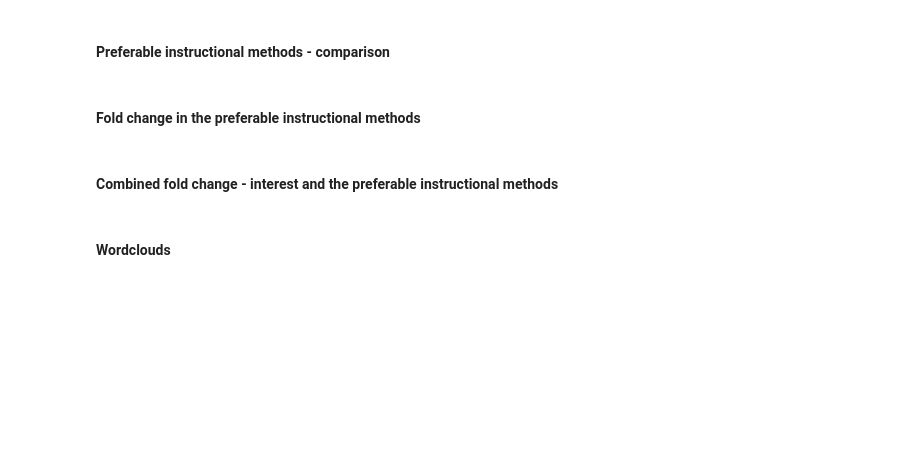
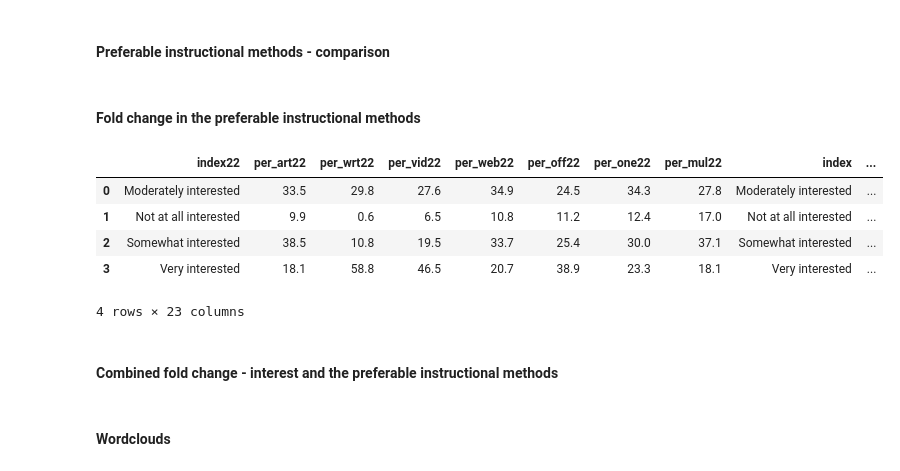
Before and after one commit to COBA-NIH/2023_ImageAnalysisSurvey, a Jupyter notebook: Biomage analysis survey_comparison with 2020.ipynb, the cells around one changed output. Drawn from its saved outputs; the diff is of its cells as text; code cells hidden in the pictures; blank space fills up the shorter version.

```diff
--- a/Biomage analysis survey_comparison with 2020.ipynb
+++ b/Biomage analysis survey_comparison with 2020.ipynb
@@ -658,39 +659,38 @@ fold_df_20 = pre_tut_20.drop(pre_tut_20.columns[[1, 2,3,4,5,6,7]], axis=1)
 fold_df_22 = mtds.drop(mtds.columns[[1,2,3,4,5,6,7]], axis=1)
 
 
 fold_df_20 = fold_df_20.sort_values(by='index').reset_index(drop=True)
 fold_df_22.columns = [(i+'22') for i in fold_df_22.columns]
 fold_df_22 = fold_df_22.sort_values(by='index22').reset_index(drop=True)
 
 fold_df_22_20 = pd.concat([fold_df_22, fold_df_20], axis=1)
 fold_df_22_20
 #Calculating the fold change
 for i in range(1,8):
     col_name=fold_df_22_20.columns[i]
     fold_df_22_20[col_name+'fold']=(fold_df_22_20.iloc[:, i]-fold_df_22_20.iloc[:, i+8])/fold_df_22_20.iloc[:, i+8]
     fold_df_22_20[col_name+'fold']  = fold_df_22_20[col_name+'fold'].round(decimals=2)
 
 fold_df_22_20
 fold_df_22_20_sub_1 = fold_df_22_20.iloc[:, 0]
 fold_df_22_20_sub_2 = fold_df_22_20.iloc[:, 16:]
 fold_df_22_20_sub = pd.concat([fold_df_22_20_sub_1, fold_df_22_20_sub_2], axis=1)
 fold_df_22_20_sub = fold_df_22_20_sub.set_index('index22').transpose()
 fold_df_22_20_sub = fold_df_22_20_sub.reset_index()
 
 #Changing the column names
 fold_df_22_20_sub = fold_df_22_20_sub.replace('per_art22fold', 'Best practices articles')
 fold_df_22_20_sub = fold_df_22_20_sub.replace('per_wrt22fold', 'Written tutorials')
 fold_df_22_20_sub = fold_df_22_20_sub.replace('per_vid22fold', 'Video tutorials')
 fold_df_22_20_sub = fold_df_22_20_sub.replace('per_web22fold', 'Interactive webinar')
 fold_df_22_20_sub = fold_df_22_20_sub.replace('per_off22fold', 'Office hours')
 fold_df_22_20_sub = fold_df_22_20_sub.replace('per_one22fold', 'In-person seminar/ One day workshop')
 fold_df_22_20_sub = fold_df_22_20_sub.replace('per_mul22fold', 'Multiday workshop')
-#plotting fold change
-fold_bar = go.Figure()
-
-fold_bar.add_trace(go.Bar(name='Very interested',x=fold_df_22_20_sub['index'], y=fold_df_22_20_sub['Very interested'], marker_color='royalblue'))
-fold_bar.add_trace(go.Bar(name='Moderately interested',x=fold_df_22_20_sub['index'], y=fold_df_22_20_sub['Moderately interested'], marker_color='dodgerblue'))
-fold_bar.add_trace(go.Bar(name='Somewhat interested',x=fold_df_22_20_sub['index'], y=fold_df_22_20_sub['Somewhat interested'], marker_color='cornflowerblue'))
-fold_bar.add_trace(go.Bar(name='Not at all interested',x=fold_df_22_20_sub['index'], y=fold_df_22_20_sub['Not at all interested'], marker_color='skyblue'))
-fold_bar.update_layout(barmode='group',title='Fold change in the preferable instructional <br>methods with respect to 2020 data', width=700, height=500, font=dict(family='Helvetica', color="Black", size=14), legend=dict(title_font_family = 'Helvetica', font=dict(size=16, color="Black")))
-fold_bar.update_yaxes(title='Fold change')
+fold_df_22_20
+# %% [output]
+|  | index22 | per_art22 | per_wrt22 | per_vid22 | per_web22 | per_off22 | per_one22 | per_mul22 | index | ... |
+| 0 | Moderately interested | 33.5 | 29.8 | 27.6 | 34.9 | 24.5 | 34.3 | 27.8 | Moderately interested | ... |
+| 1 | Not at all interested | 9.9 | 0.6 | 6.5 | 10.8 | 11.2 | 12.4 | 17.0 | Not at all interested | ... |
+| 2 | Somewhat interested | 38.5 | 10.8 | 19.5 | 33.7 | 25.4 | 30.0 | 37.1 | Somewhat interested | ... |
+| 3 | Very interested | 18.1 | 58.8 | 46.5 | 20.7 | 38.9 | 23.3 | 18.1 | Very interested | ... |
+4 rows × 23 columns
```
Also changed, not shown: parts of 4 cells of this notebook, 3 other files.
